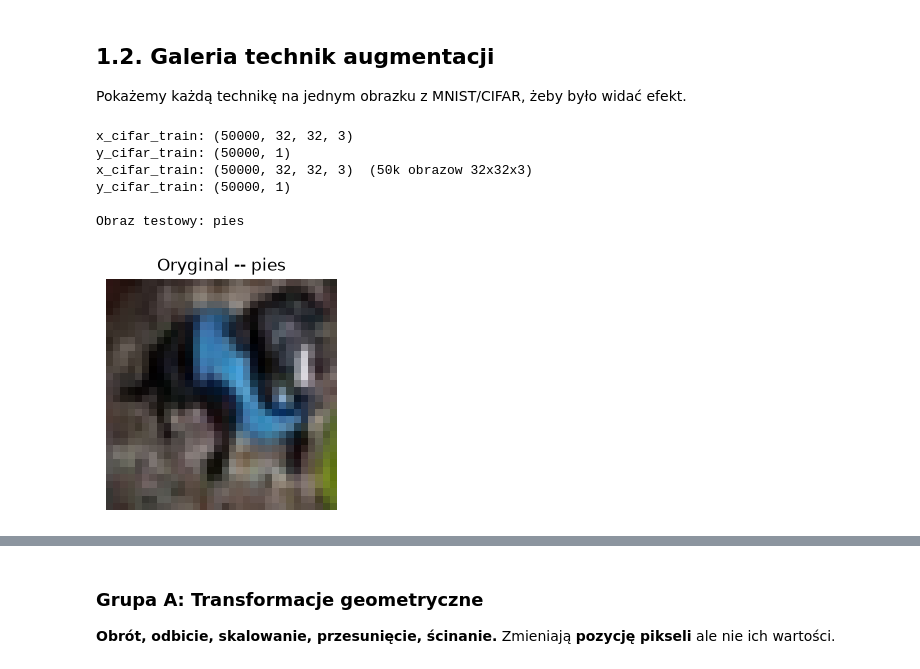
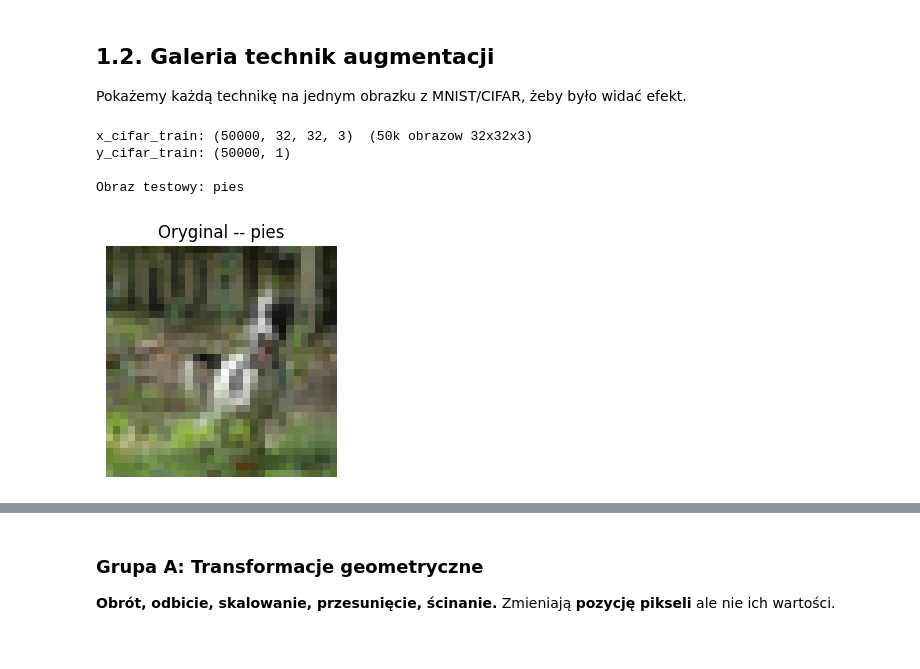
Before and after one commit to marcinoPlayGames/BAI_LAB_TASK, a Jupyter notebook: lab_5_6/Lab5_6_Augmentation_RNN_MAIN_FILE.ipynb, the cells around one changed output, grey strips where cells are left out. Saved outputs shown, nothing was run; the diff lists cells and outputs as text; code cells hidden in the pictures.

```diff
--- a/lab_5_6/Lab5_6_Augmentation_RNN_MAIN_FILE.ipynb
+++ b/lab_5_6/Lab5_6_Augmentation_RNN_MAIN_FILE.ipynb
@@ -107,66 +93,40 @@ Please update conda by running
 
 Pokażemy każdą technikę na jednym obrazku z MNIST/CIFAR, żeby było widać efekt.
 # %%
-# Wczytaj CIFAR-10 (10 klas obrazow 32x32 RGB)
-import pickle
+import matplotlib.pyplot as plt
 import numpy as np
-from pathlib import Path
+import tensorflow_datasets as tfds
 
-folder = Path.home() / ".keras" / "datasets" / "cifar-10-batches-py-target"
+# Pobieranie bezpośrednio z chmury Google (zamiast z Toronto)
+ds_train, ds_test = tfds.load('cifar10', split=['train', 'test'], as_supervised=True, batch_size=-1)
 
-def load_batch(filename):
-    with open(folder / filename, "rb") as f:
-        batch = pickle.load(f, encoding="bytes")
-    return batch[b"data"], batch[b"labels"]
+# Konwersja na format numpy, dokładnie taki sam jaki dawał Keras
+x_cifar_train, y_cifar_train = tfds.as_numpy(ds_train)
+x_cifar_test, y_cifar_test = tfds.as_numpy(ds_test)
 
-# trening
-x_train_parts = []
-y_train_parts = []
-
-for i in range(1, 6):
-    x, y = load_batch(f"data_batch_{i}")
-    x_train_parts.append(x)
-    y_train_parts.extend(y)
-
-x_cifar_train = np.concatenate(x_train_parts)
-y_cifar_train = np.array(y_train_parts)
-
-# test
-x_cifar_test, y_cifar_test = load_batch("test_batch")
-y_cifar_test = np.array(y_cifar_test)
-
-# zmiana formatu z (N, 3072) -> (N, 32, 32, 3)
-x_cifar_train = x_cifar_train.reshape(-1, 3, 32, 32).transpose(0, 2, 3, 1)
-x_cifar_test = x_cifar_test.reshape(-1, 3, 32, 32).transpose(0, 2, 3, 1)
-
-# Keras daje etykiety jako (N,1)
+# Dopasowanie wymiarów etykiet do kodu Twojego prowadzącego
 y_cifar_train = y_cifar_train.reshape(-1, 1)
 y_cifar_test = y_cifar_test.reshape(-1, 1)
-
-print(f"x_cifar_train: {x_cifar_train.shape}")
-print(f"y_cifar_train: {y_cifar_train.shape}")
 
 class_names = ['samolot', 'auto', 'ptak', 'kot', 'jelen',
                'pies', 'zaba', 'kon', 'statek', 'ciezarowka']
 
 print(f"x_cifar_train: {x_cifar_train.shape}  (50k obrazow 32x32x3)")
 print(f"y_cifar_train: {y_cifar_train.shape}")
 
 # Wybierzmy jeden obrazek -- np. psa
 idx = np.where(y_cifar_train.flatten() == 5)[0][0]  # pies
 obraz = x_cifar_train[idx]
 print(f"\nObraz testowy: {class_names[y_cifar_train[idx][0]]}")
 
 plt.figure(figsize=(3, 3))
 plt.imshow(obraz)
 plt.title(f"Oryginal -- {class_names[y_cifar_train[idx][0]]}")
 plt.axis('off')
 plt.show()
 # %% [output]
-x_cifar_train: (50000, 32, 32, 3)
-y_cifar_train: (50000, 1)
 x_cifar_train: (50000, 32, 32, 3)  (50k obrazow 32x32x3)
 y_cifar_train: (50000, 1)
 
 Obraz testowy: pies
-[figure, old version]
+[figure, new version]
```
Also changed, not shown: parts of 22 cells of this notebook.
